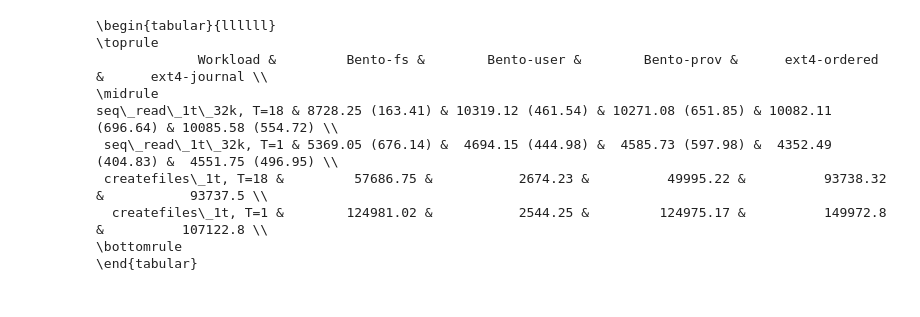
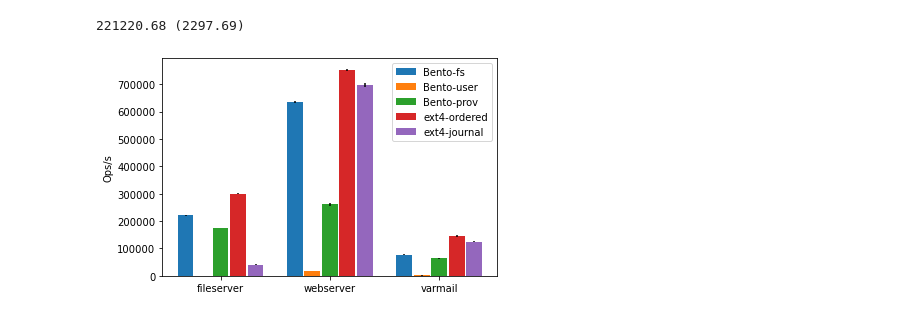
Before and after one commit to Peter-JanGootzen/bento_reproducibility_research, a Jupyter notebook: results.ipynb, the cells around one changed output. Drawn from its saved outputs; the diff is of its cells as text; code cells hidden in the pictures.

```diff
--- a/results.ipynb
+++ b/results.ipynb
@@ -1,16 +1,16 @@
 # %%
-import re
+import regex as re
 import numpy as np
 from statistics import mean, stdev
 import matplotlib.pyplot as plt
-from bento_bench import bar_plot, parse_elapsed_secs
+from bento_bench import bar_plot, parse_elapsed_secs, get_avg_from_table_str
 import pandas as pd
 import seaborn as sns
 fsl = ["Bento-fs", "Bento-user", "Bento-prov", "ext4-ordered", "ext4-journal"]
 tl = [1, 18]
 ops_workloads = ["createfiles_1t.f", "deletefiles_1t.f", "fileserver.f", "varmail.f", "webserver.f"]
 fb_ops_regex = "\d*.\d*(?=\sops\/s)"
-fb_mbs_regex = "(?<=rd\/wr\s)\d*.\d*(?=mb\/s)"
+fb_mbs_regex = "(?<=rd\/wr\s*)\d*.\d*(?=mb\/s)"
 # %%
 otherapps_1 = ["untar", "tar"]
 otherapps_2 = ["grep", "gitclone"]
@@ -151,8 +154,9 @@ for fs in fsl:
 				(T, i) = r.split("_")
 			else:
 				i = r
+
 			fbresults = fbresults.append({"fs": fs,
-						       "workload": f,
+						       "workload": f.replace("_1t", ""),
 						       "T": T,
 						       "i": i,
 						       "r": float(matches[0])},
@@ -181,15 +185,41 @@ for w in fbresults["workload"].unique():
 			row[fs] = r
 		fbavg = fbavg.append(row, ignore_index=True)
 
-print(fbavg.to_latex(index=False))
+for i, row in fbavg.iterrows():
+	fbavg.loc[i, "Bento-fs:ext4-j"] = get_avg_from_table_str(row["Bento-fs"]) / get_avg_from_table_str(row["ext4-journal"])
+
+sort_dict = {
+	"seq_read_4k, T=1": 0, "seq_read_32k, T=1": 1,"seq_read_128k, T=1": 2,"seq_read_1024k, T=1": 3,
+	"seq_read_4k, T=18": 4, "seq_read_32k, T=18": 5,"seq_read_128k, T=18": 6,"seq_read_1024k, T=18": 7,
+	"rand_read_4k, T=1": 8, "rand_read_32k, T=1": 9,"rand_read_128k, T=1": 10,"rand_read_1024k, T=1": 11,
+	"rand_read_4k, T=18": 12, "rand_read_32k, T=18": 13,"rand_read_128k, T=18": 14 ,"rand_read_1024k, T=18": 15,
+	"seq_write_4k, T=1": 16, "seq_write_32k, T=1": 17,  "seq_write_128k, T=1": 18, "seq_write_1024k, T=1": 19,
+	"seq_write_4k, T=18": 20, "seq_write_32k, T=18": 21,"seq_write_128k, T=18": 22,"seq_write_1024k, T=18": 23,
+	"rand_write_4k, T=1": 24, "rand_write_32k, T=1": 25,"rand_write_128k, T=1": 26,"rand_write_1024k, T=1": 27,
+	"rand_write_4k, T=18": 28, "rand_write_32k, T=18": 29,"rand_write_128k, T=18": 30 ,"rand_write_1024k, T=18": 31,
+	"createfiles, T=1": 32, "createfiles, T=18": 33, "deletefiles, T=1": 34, "deletefiles, T=18": 35}
+fbavg = fbavg.sort_values(by="Workload", key=lambda x: x.map(sort_dict))
+
+filebench_file = open("./tables/filebench.txt", "w")
+filebench_file.write(fbavg[:-3].to_latex(index=False))
+filebench_file.close()
-# %% [output]
-\begin{tabular}{llllll}
-\toprule
-             Workload &         Bento-fs &        Bento-user &        Bento-prov &      ext4-ordered &      ext4-journal \\
-\midrule
-seq\_read\_1t\_32k, T=18 & 8728.25 (163.41) & 10319.12 (461.54) & 10271.08 (651.85) & 10082.11 (696.64) & 10085.58 (554.72) \\
- seq\_read\_1t\_32k, T=1 & 5369.05 (676.14) &  4694.15 (444.98) &  4585.73 (597.98) &  4352.49 (404.83) &  4551.75 (496.95) \\
- createfiles\_1t, T=18 &         57686.75 &           2674.23 &          49995.22 &          93738.32 &           93737.5 \\
-  createfiles\_1t, T=1 &        124981.02 &           2544.25 &         124975.17 &          149972.8 &          107122.8 \\
-\bottomrule
-\end{tabular}
+# %%
+app_workloads = [ "fileserver", "webserver", "varmail" ]
+app_workloads_avg = {}
+app_workloads_std = {}
+print(fbavg[fbavg["Workload"] == "fileserver"].iloc[0]["Bento-fs"])
+for fs in fsl:
+	app_workloads_avg[fs] = []
+	app_workloads_std[fs] = []
+	for aw in app_workloads:
+		app_workloads_avg[fs].append(float(fbavg[fbavg["Workload"] == aw].iloc[0][fs].split(" (")[0]))
+		app_workloads_std[fs].append(float(fbavg[fbavg["Workload"] == aw].iloc[0][fs].split(" (")[1].split(")")[0]))
+
+fig, ax = plt.subplots()
+bar_plot(ax, app_workloads_avg, fsl, yerr=app_workloads_std, total_width=.8, single_width=.9)
+plt.xticks(range(len(app_workloads)), app_workloads)
+plt.ylabel("Ops/s")
+plt.savefig("./plots/app_workloads.png")
+# %% [output]
+221220.68 (2297.69)
+[figure, added]
```
Also changed, not shown: parts of 2 cells of this notebook, 22 other files.
